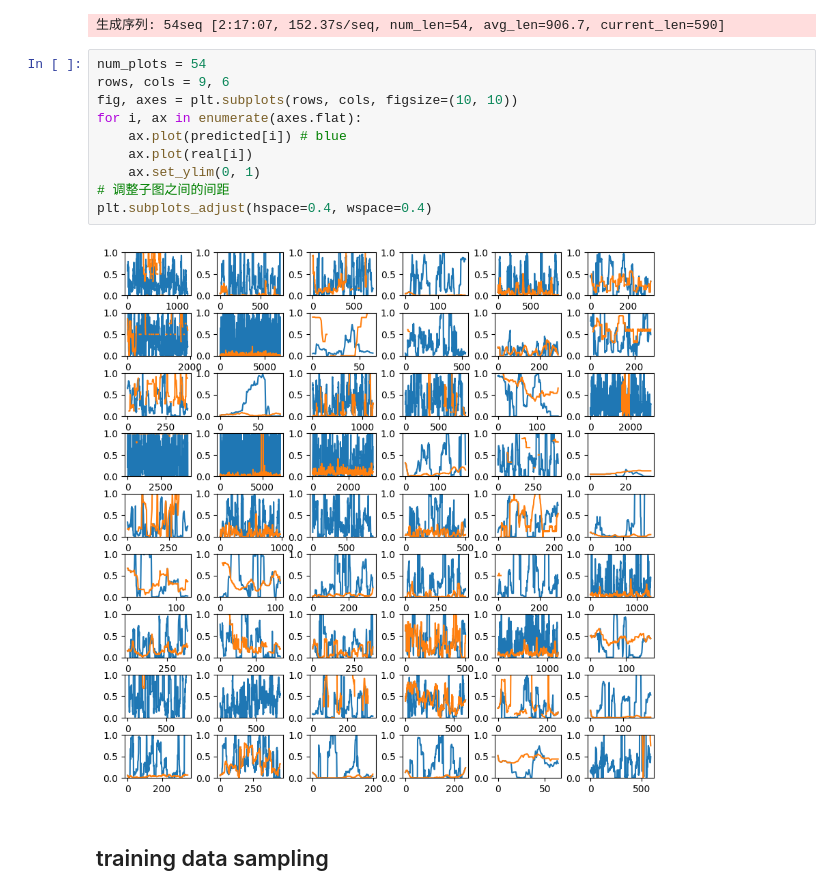
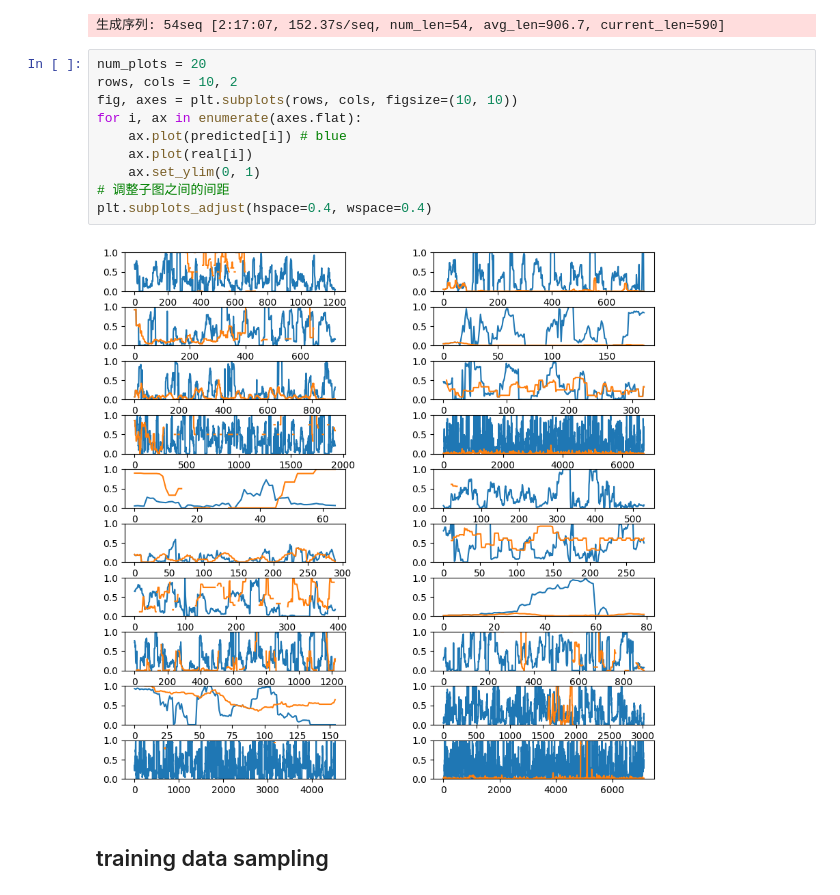
Before and after one commit to YL-tree/epitope, a Jupyter notebook: main.ipynb, the cells around one changed output. Saved outputs shown, nothing was run; the diff lists cells and outputs as text.

```diff
--- a/main.ipynb
+++ b/main.ipynb
@@ -752,17 +752,17 @@ with tqdm(test_embedding, desc="生成序列", unit="seq") as pbar:
 # %% [output]
 生成序列: 54seq [2:17:07, 152.37s/seq, num_len=54, avg_len=906.7, current_len=590]
 # %%
-num_plots = 54
-rows, cols = 9, 6
+num_plots = 20
+rows, cols = 10, 2
 fig, axes = plt.subplots(rows, cols, figsize=(10, 10))
 for i, ax in enumerate(axes.flat):
     ax.plot(predicted[i]) # blue
     ax.plot(real[i])
     ax.set_ylim(0, 1)
 # 调整子图之间的间距
 plt.subplots_adjust(hspace=0.4, wspace=0.4)
 # %% [output]
-[figure, old version]
+[figure, new version]
 # %% [markdown]
 ## training data sampling
 # %%
```
Also changed, not shown: 1 other file.
